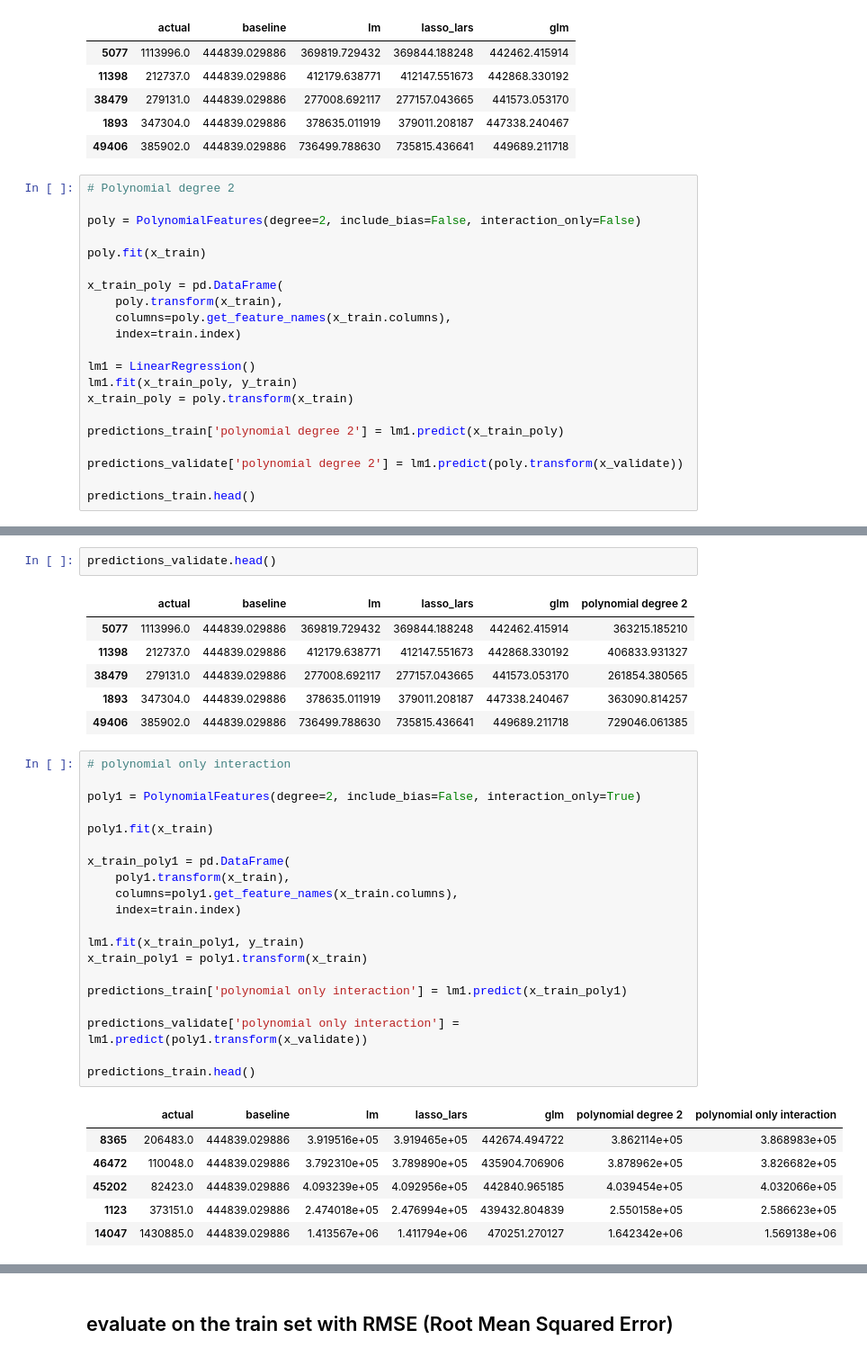
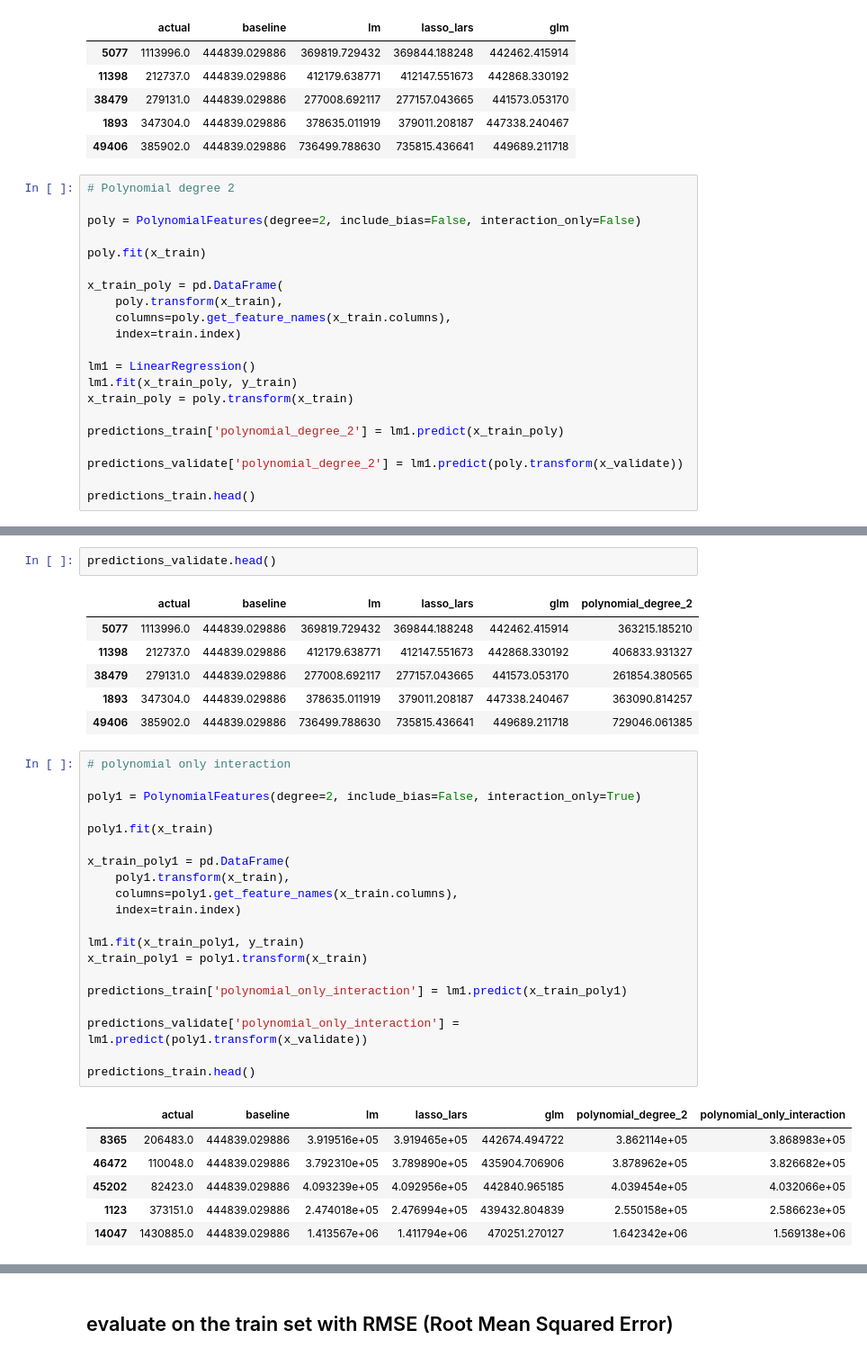
Before and after one commit to Chenchen070/zillow_regression_project, a Jupyter notebook: work_book.ipynb, the cells around one changed output, grey strips where cells are left out. Shown at 90% size. Cells and saved outputs as stored; diff of their text form.

```diff
--- a/work_book.ipynb
+++ b/work_book.ipynb
@@ -676,9 +711,9 @@ lm1 = LinearRegression()
 lm1.fit(x_train_poly, y_train)
 x_train_poly = poly.transform(x_train)
 
-predictions_train['polynomial degree 2'] = lm1.predict(x_train_poly)
+predictions_train['polynomial_degree_2'] = lm1.predict(x_train_poly)
 
-predictions_validate['polynomial degree 2'] = lm1.predict(poly.transform(x_validate))
+predictions_validate['polynomial_degree_2'] = lm1.predict(poly.transform(x_validate))
 
 predictions_train.head()
 # %% [output]
@@ -691,7 +726,7 @@ predictions_train.head()
 # %%
 predictions_validate.head()
 # %% [output]
-|  | actual | baseline | lm | lasso_lars | glm | polynomial degree 2 |
+|  | actual | baseline | lm | lasso_lars | glm | polynomial_degree_2 |
 | 5077 | 1113996.0 | 444839.029886 | 369819.729432 | 369844.188248 | 442462.415914 | 363215.185210 |
 | 11398 | 212737.0 | 444839.029886 | 412179.638771 | 412147.551673 | 442868.330192 | 406833.931327 |
 | 38479 | 279131.0 | 444839.029886 | 277008.692117 | 277157.043665 | 441573.053170 | 261854.380565 |
@@ -700,25 +735,25 @@ predictions_validate.head()
 # %%
 # polynomial only interaction
 
 poly1 = PolynomialFeatures(degree=2, include_bias=False, interaction_only=True)
 
 poly1.fit(x_train)
 
 x_train_poly1 = pd.DataFrame(
     poly1.transform(x_train),
     columns=poly1.get_feature_names(x_train.columns),
     index=train.index)
 
 lm1.fit(x_train_poly1, y_train)
 x_train_poly1 = poly1.transform(x_train)
 
-predictions_train['polynomial only interaction'] = lm1.predict(x_train_poly1)
+predictions_train['polynomial_only_interaction'] = lm1.predict(x_train_poly1)
 
-predictions_validate['polynomial only interaction'] = lm1.predict(poly1.transform(x_validate))
+predictions_validate['polynomial_only_interaction'] = lm1.predict(poly1.transform(x_validate))
 
 predictions_train.head()
 # %% [output]
-|  | actual | baseline | lm | lasso_lars | glm | polynomial degree 2 | polynomial only interaction |
+|  | actual | baseline | lm | lasso_lars | glm | polynomial_degree_2 | polynomial_only_interaction |
 | 8365 | 206483.0 | 444839.029886 | 3.919516e+05 | 3.919465e+05 | 442674.494722 | 3.862114e+05 | 3.868983e+05 |
 | 46472 | 110048.0 | 444839.029886 | 3.792310e+05 | 3.789890e+05 | 435904.706906 | 3.878962e+05 | 3.826682e+05 |
 | 45202 | 82423.0 | 444839.029886 | 4.093239e+05 | 4.092956e+05 | 442840.965185 | 4.039454e+05 | 4.032066e+05 |
```
Also changed, not shown: parts of 21 cells of this notebook.
